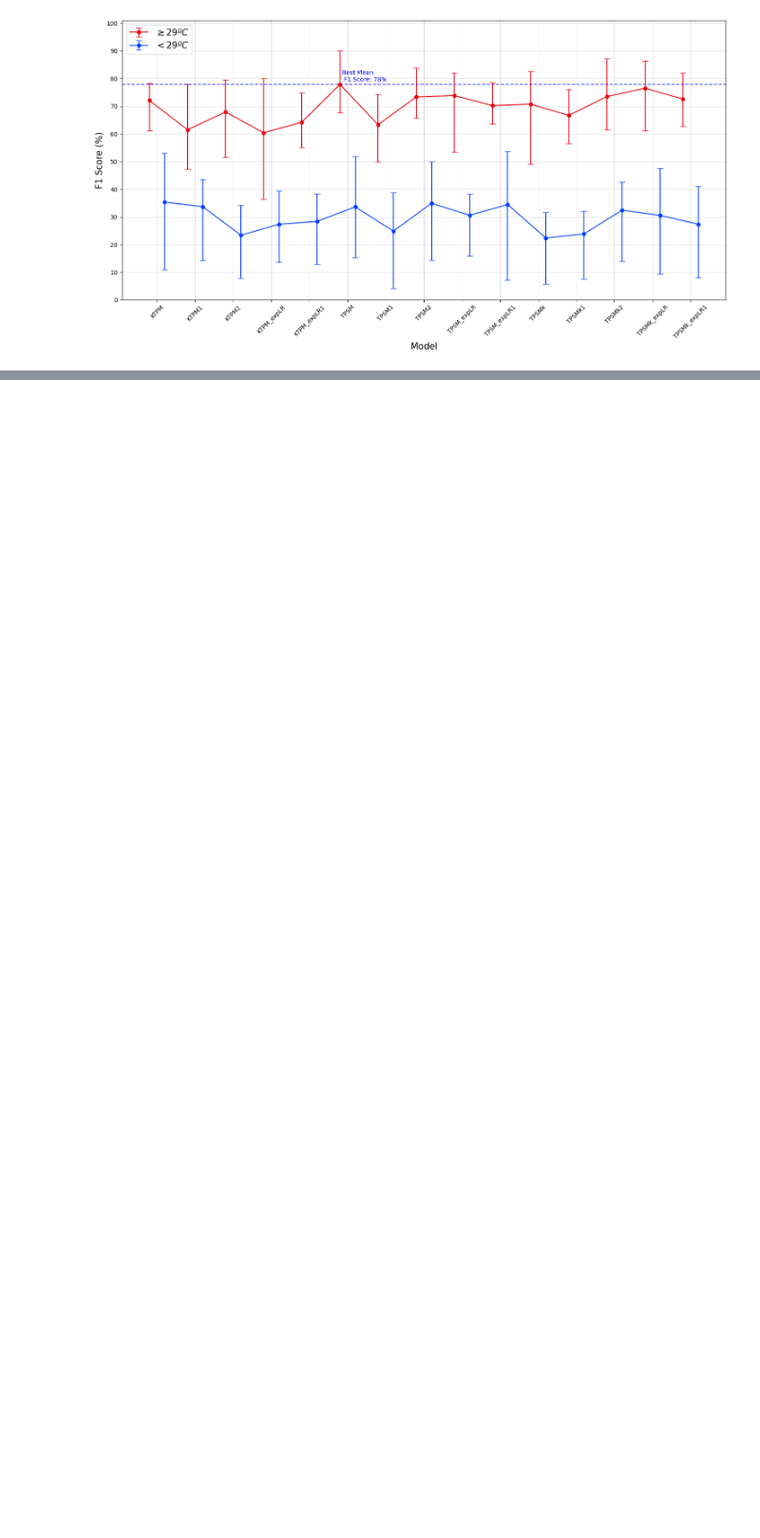
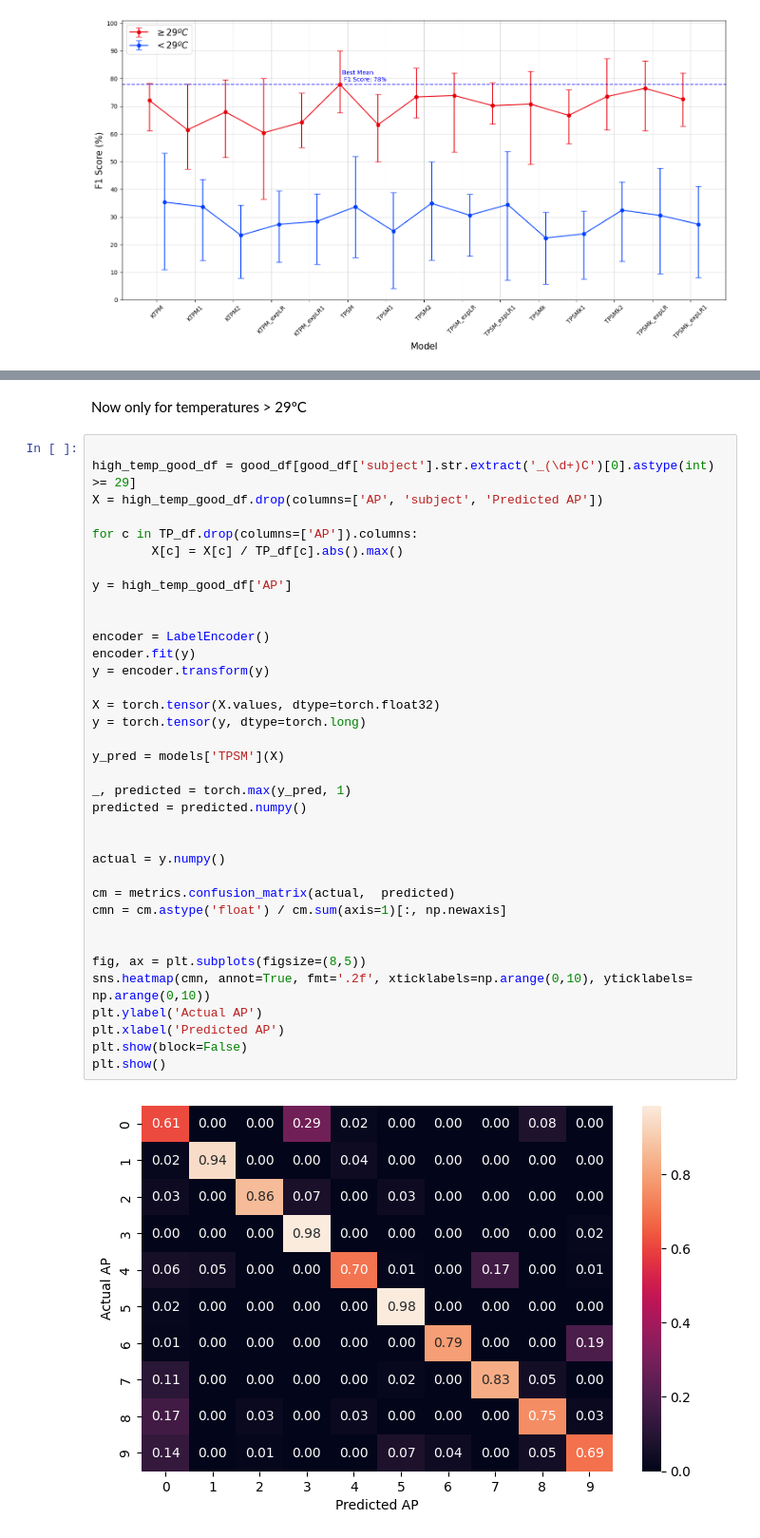
Before and after one commit to JoaoCLFolhadela/EtattooML, a Jupyter notebook: NN Real data/users_notebook.ipynb, the cells around one changed output, grey strips where cells are left out. Shown: that part at 95% size. Cells and saved outputs as stored; diff of their text form; blank space fills up the shorter version.

```diff
--- a/NN Real data/users_notebook.ipynb
+++ b/NN Real data/users_notebook.ipynb
@@ -325,0 +424,40 @@ plt.show()
+# %% [markdown]
+Now only for temperatures > 29ºC
+# %%
+
+high_temp_good_df = good_df[good_df['subject'].str.extract('_(\d+)C')[0].astype(int) >= 29]
+X = high_temp_good_df.drop(columns=['AP', 'subject', 'Predicted AP'])
+
+for c in TP_df.drop(columns=['AP']).columns:
+        X[c] = X[c] / TP_df[c].abs().max()
+
+y = high_temp_good_df['AP']
+
+
+encoder = LabelEncoder()
+encoder.fit(y)
+y = encoder.transform(y)
+
+X = torch.tensor(X.values, dtype=torch.float32)
+y = torch.tensor(y, dtype=torch.long)
+
+y_pred = models['TPSM'](X)
+
+_, predicted = torch.max(y_pred, 1)
+predicted = predicted.numpy()
+
+
+actual = y.numpy()
+
+cm = metrics.confusion_matrix(actual,  predicted)
+cmn = cm.astype('float') / cm.sum(axis=1)[:, np.newaxis]
+
+
+fig, ax = plt.subplots(figsize=(8,5))
+sns.heatmap(cmn, annot=True, fmt='.2f', xticklabels=np.arange(0,10), yticklabels= np.arange(0,10))
+plt.ylabel('Actual AP')
+plt.xlabel('Predicted AP')
+plt.show(block=False)
+plt.show()
+# %% [output]
+[figure, added]
```
Also changed, not shown: parts of 10 cells of this notebook.
